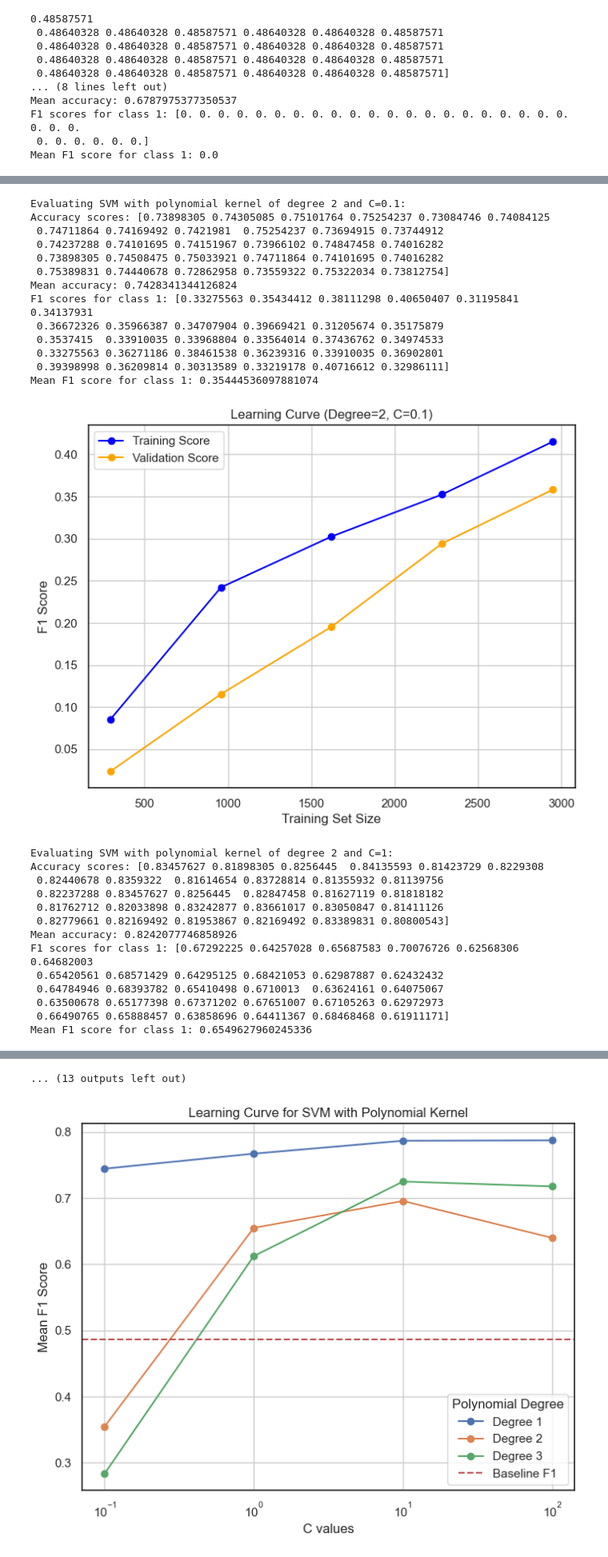
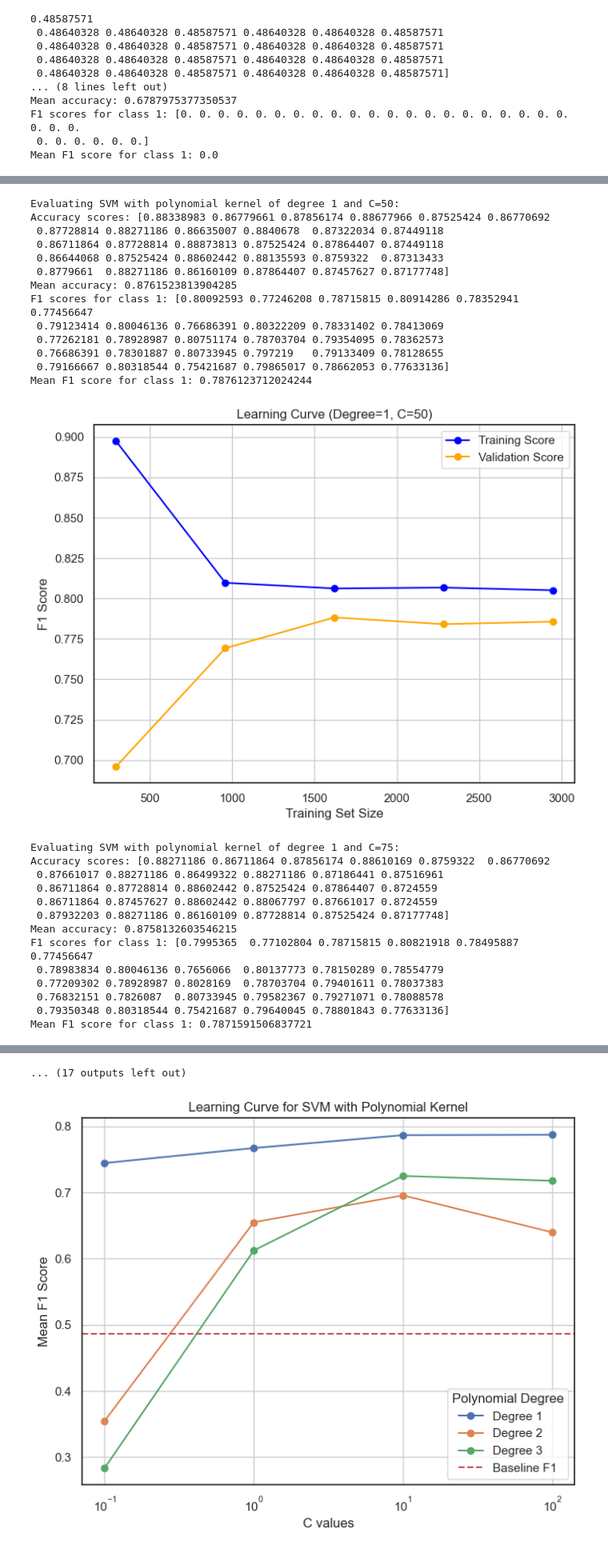
Before and after one commit to Timson1235/clouddocker, a Jupyter notebook: machine_learning/Capstone_Project/experiments.ipynb, the cells around one changed output, grey strips where cells are left out. Shown at 80% size. Drawn from its saved outputs; the diff is of its cells as text; code cells hidden in the pictures.

```diff
--- a/machine_learning/Capstone_Project/experiments.ipynb
+++ b/machine_learning/Capstone_Project/experiments.ipynb
@@ -470,13 +475,13 @@ We set up a simple evaluation function that takes in the classification model, t
 #     print(f"F1 scores for class 1 for each fold: {scores_f1}")
 #     print(f"Mean F1 score for class 1: {scores_f1.mean()}")
 # %%
-def evaluate_model(model, X, y, cv=3):
+def evaluate_model(model, X, y, cv=10, nr=10):
     # Define scoring metrics
     scoring_accuracy = make_scorer(accuracy_score)
     scoring_f1 = make_scorer(f1_score, pos_label=1)
 
     # Define StratifiedKFold with 3 splits and shuffle
-    skf = RepeatedStratifiedKFold(n_splits=cv, n_repeats=10, random_state=1)
+    skf = RepeatedStratifiedKFold(n_splits=cv, n_repeats=nr, random_state=1, stratify=y)
 
     # Perform cross-validation for accuracy and F1 scores
     scores_accuracy = cross_val_score(model, X, y, cv=skf, scoring=scoring_accuracy)
@@ -569,8 +574,8 @@ scaler = StandardScaler()
 X_scaled = scaler.fit_transform(df_selected)
 
 # Define the degrees and C values to evaluate
-degrees = [1, 2, 3] #[1,2,3,4,5]
-C_values = [0.1, 1, 10, 100]
+degrees = [1, 2] #[1,2,3,4,5]
+C_values = [0.1, 1, 10, 25, 50, 75, 100]
 
 # Initialize a list to store the results
 svm_results = []
@@ -694,27 +699,27 @@ Mean F1 score for class 1: 0.7872242840740711
-Evaluating SVM with polynomial kernel of degree 2 and C=0.1:
-Accuracy scores: [0.73898305 0.74305085 0.75101764 0.75254237 0.73084746 0.74084125
- 0.74711864 0.74169492 0.7421981  0.75254237 0.73694915 0.73744912
- 0.74237288 0.74101695 0.74151967 0.73966102 0.74847458 0.74016282
- 0.73898305 0.74508475 0.75033921 0.74711864 0.74101695 0.74016282
- 0.75389831 0.74440678 0.72862958 0.73559322 0.75322034 0.73812754]
-Mean accuracy: 0.7428341344126824
-F1 scores for class 1: [0.33275563 0.35434412 0.38111298 0.40650407 0.31195841 0.34137931
- 0.36672326 0.35966387 0.34707904 0.39669421 0.31205674 0.35175879
- 0.3537415  0.33910035 0.33968804 0.33564014 0.37436762 0.34974533
- 0.33275563 0.36271186 0.38461538 0.36239316 0.33910035 0.36902801
- 0.39398998 0.36209814 0.30313589 0.33219178 0.40716612 0.32986111]
-Mean F1 score for class 1: 0.35444536097881074
+Evaluating SVM with polynomial kernel of degree 1 and C=50:
+Accuracy scores: [0.88338983 0.86779661 0.87856174 0.88677966 0.87525424 0.86770692
+ 0.87728814 0.88271186 0.86635007 0.8840678  0.87322034 0.87449118
+ 0.86711864 0.87728814 0.88873813 0.87525424 0.87864407 0.87449118
+ 0.86644068 0.87525424 0.88602442 0.88135593 0.8759322  0.87313433
+ 0.8779661  0.88271186 0.86160109 0.87864407 0.87457627 0.87177748]
+Mean accuracy: 0.8761523813904285
+F1 scores for class 1: [0.80092593 0.77246208 0.78715815 0.80914286 0.78352941 0.77456647
+ 0.79123414 0.80046136 0.76686391 0.80322209 0.78331402 0.78413069
+ 0.77262181 0.78928987 0.80751174 0.78703704 0.79354095 0.78362573
+ 0.76686391 0.78301887 0.80733945 0.797219   0.79133409 0.78128655
+ 0.79166667 0.80318544 0.75421687 0.79865017 0.78662053 0.77633136]
+Mean F1 score for class 1: 0.7876123712024244
-[figure, old version]
+[figure, new version]
-Evaluating SVM with polynomial kernel of degree 2 and C=1:
-Accuracy scores: [0.83457627 0.81898305 0.8256445  0.84135593 0.81423729 0.8229308
- 0.82440678 0.8359322  0.81614654 0.83728814 0.81355932 0.81139756
- 0.82237288 0.83457627 0.8256445  0.82847458 0.81627119 0.81818182
- 0.81762712 0.82033898 0.83242877 0.83661017 0.83050847 0.81411126
- 0.82779661 0.82169492 0.81953867 0.82169492 0.83389831 0.80800543]
-Mean accuracy: 0.8242077746858926
-F1 scores for class 1: [0.67292225 0.64257028 0.65687583 0.70076726 0.62568306 0.64682003
- 0.65420561 0.68571429 0.64295125 0.68421053 0.62987887 0.62432432
- 0.64784946 0.68393782 0.65410498 0.6710013  0.63624161 0.64075067
- 0.63500678 0.65177398 0.67371202 0.67651007 0.67105263 0.62972973
- 0.66490765 0.65888457 0.63858696 0.64411367 0.68468468 0.61911171]
-Mean F1 score for class 1: 0.6549627960245336
+Evaluating SVM with polynomial kernel of degree 1 and C=75:
+Accuracy scores: [0.88271186 0.86711864 0.87856174 0.88610169 0.8759322  0.86770692
+ 0.87661017 0.88271186 0.86499322 0.88271186 0.87186441 0.87516961
+ 0.86711864 0.87728814 0.88602442 0.87525424 0.87864407 0.8724559
+ 0.86711864 0.87457627 0.88602442 0.88067797 0.87661017 0.8724559
+ 0.87932203 0.88271186 0.86160109 0.87728814 0.87525424 0.87177748]
+Mean accuracy: 0.8758132603546215
+F1 scores for class 1: [0.7995365  0.77102804 0.78715815 0.80821918 0.78495887 0.77456647
+ 0.78983834 0.80046136 0.7656066  0.80137773 0.78150289 0.78554779
+ 0.77209302 0.78928987 0.8028169  0.78703704 0.79401611 0.78037383
+ 0.76832151 0.7826087  0.80733945 0.79582367 0.79271071 0.78088578
+ 0.79350348 0.80318544 0.75421687 0.79640045 0.78801843 0.77633136]
+Mean F1 score for class 1: 0.7871591506837721
@@ -722,4 +727,4 @@ Mean F1 score for class 1: 0.6549627960245336
-... (13 outputs left out)
+... (17 outputs left out)
 # %%
 # Plot the F1 score for each degree of the polynomial kernel
 plt.figure(figsize=(8, 6))
```
Also changed, not shown: parts of 21 cells of this notebook, 2 other files.
